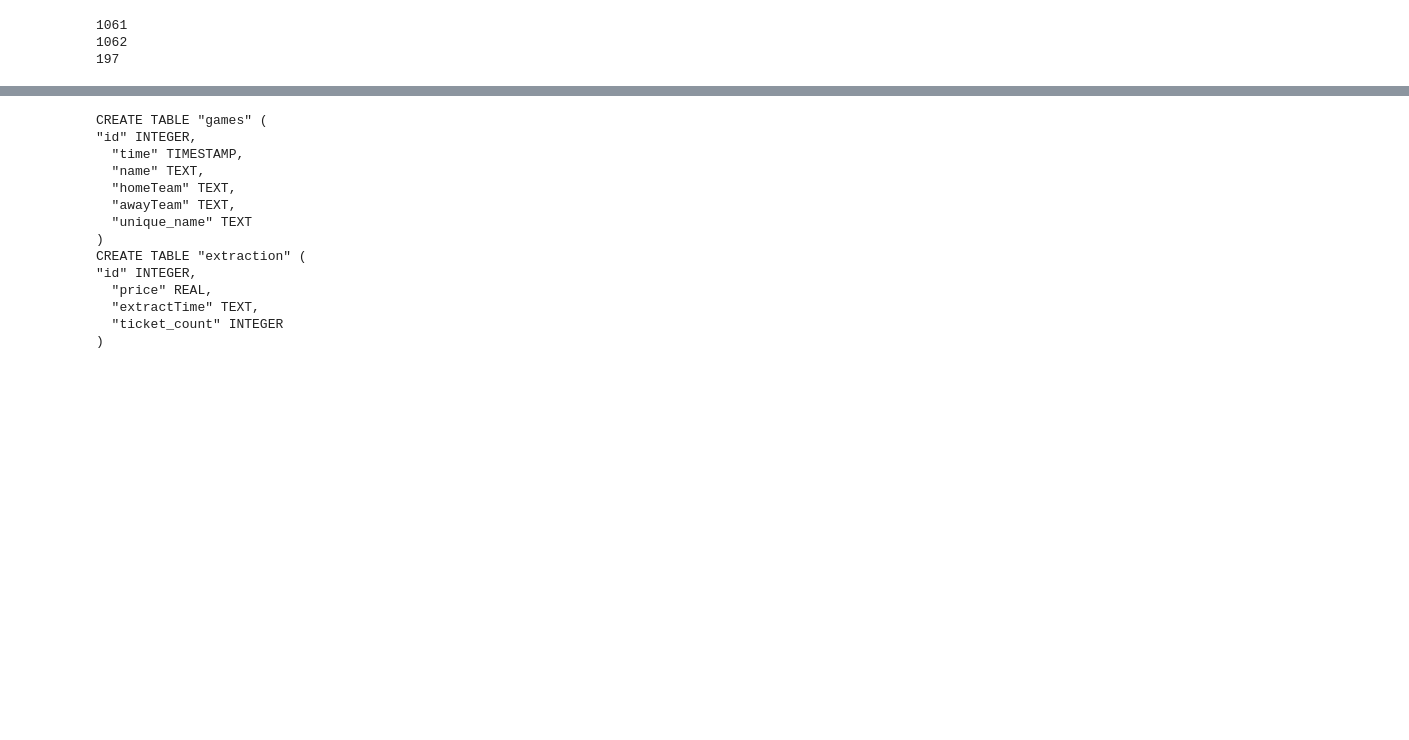
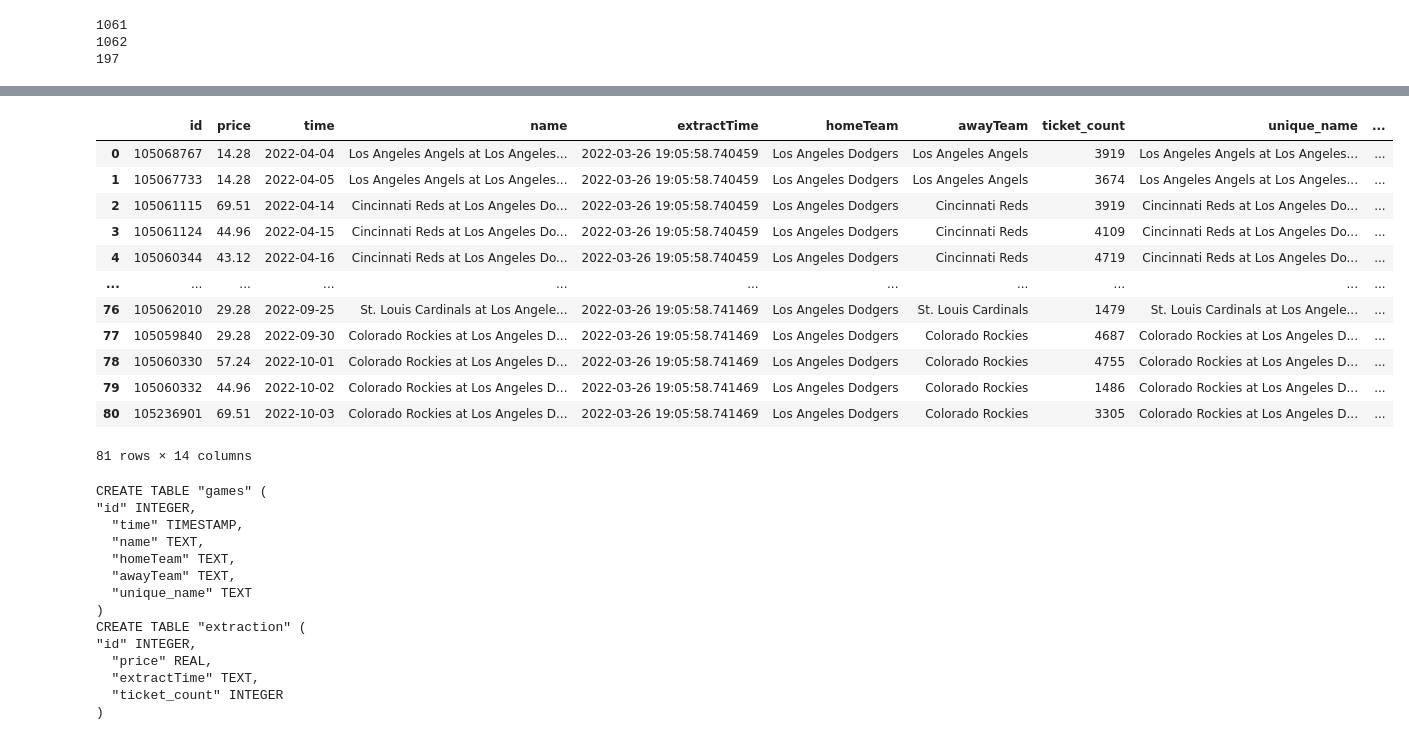
Before and after one commit to benbrill/Stubhub, a Jupyter notebook: notebooks/database.ipynb, the cells around one changed output, grey strips where cells are left out. Cells and saved outputs as stored; diff of their text form; code cells hidden in the pictures; blank space fills up the shorter version.

```diff
--- a/notebooks/database.ipynb
+++ b/notebooks/database.ipynb
@@ -82,3 +132,22 @@ df
+# %%
+df["isEvent"] = df["name"].str.findall("fireworks|giveaway|home opener|night", flags=re.IGNORECASE).apply(bool)
+df["isGiveaway"] = df["name"].str.findall("giveaway", flags=re.IGNORECASE).apply(bool)
+df["isExhibition"] = df["name"].str.findall("exhibition", flags=re.IGNORECASE).apply(bool)
+df
+# %% [output]
+|  | id | price | time | name | extractTime | homeTeam | awayTeam | ticket_count | unique_name | ... |
+| 0 | 105068767 | 14.28 | 2022-04-04 | Los Angeles Angels at Los Angeles... | 2022-03-26 19:05:58.740459 | Los Angeles Dodgers | Los Angeles Angels | 3919 | Los Angeles Angels at Los Angeles... | ... |
+| 1 | 105067733 | 14.28 | 2022-04-05 | Los Angeles Angels at Los Angeles... | 2022-03-26 19:05:58.740459 | Los Angeles Dodgers | Los Angeles Angels | 3674 | Los Angeles Angels at Los Angeles... | ... |
+| 2 | 105061115 | 69.51 | 2022-04-14 | Cincinnati Reds at Los Angeles Do... | 2022-03-26 19:05:58.740459 | Los Angeles Dodgers | Cincinnati Reds | 3919 | Cincinnati Reds at Los Angeles Do... | ... |
+| 3 | 105061124 | 44.96 | 2022-04-15 | Cincinnati Reds at Los Angeles Do... | 2022-03-26 19:05:58.740459 | Los Angeles Dodgers | Cincinnati Reds | 4109 | Cincinnati Reds at Los Angeles Do... | ... |
+| 4 | 105060344 | 43.12 | 2022-04-16 | Cincinnati Reds at Los Angeles Do... | 2022-03-26 19:05:58.740459 | Los Angeles Dodgers | Cincinnati Reds | 4719 | Cincinnati Reds at Los Angeles Do... | ... |
+| ... | ... | ... | ... | ... | ... | ... | ... | ... | ... | ... |
+| 76 | 105062010 | 29.28 | 2022-09-25 | St. Louis Cardinals at Los Angele... | 2022-03-26 19:05:58.741469 | Los Angeles Dodgers | St. Louis Cardinals | 1479 | St. Louis Cardinals at Los Angele... | ... |
+| 77 | 105059840 | 29.28 | 2022-09-30 | Colorado Rockies at Los Angeles D... | 2022-03-26 19:05:58.741469 | Los Angeles Dodgers | Colorado Rockies | 4687 | Colorado Rockies at Los Angeles D... | ... |
+| 78 | 105060330 | 57.24 | 2022-10-01 | Colorado Rockies at Los Angeles D... | 2022-03-26 19:05:58.741469 | Los Angeles Dodgers | Colorado Rockies | 4755 | Colorado Rockies at Los Angeles D... | ... |
+| 79 | 105060332 | 44.96 | 2022-10-02 | Colorado Rockies at Los Angeles D... | 2022-03-26 19:05:58.741469 | Los Angeles Dodgers | Colorado Rockies | 1486 | Colorado Rockies at Los Angeles D... | ... |
+| 80 | 105236901 | 69.51 | 2022-10-03 | Colorado Rockies at Los Angeles D... | 2022-03-26 19:05:58.741469 | Los Angeles Dodgers | Colorado Rockies | 3305 | Colorado Rockies at Los Angeles D... | ... |
+81 rows × 14 columns
 # %%
 with sqlite3.connect("../tickets.db") as conn:
     cursor = conn.cursor()
```
Also changed, not shown: parts of 12 cells of this notebook, 6 other files.
